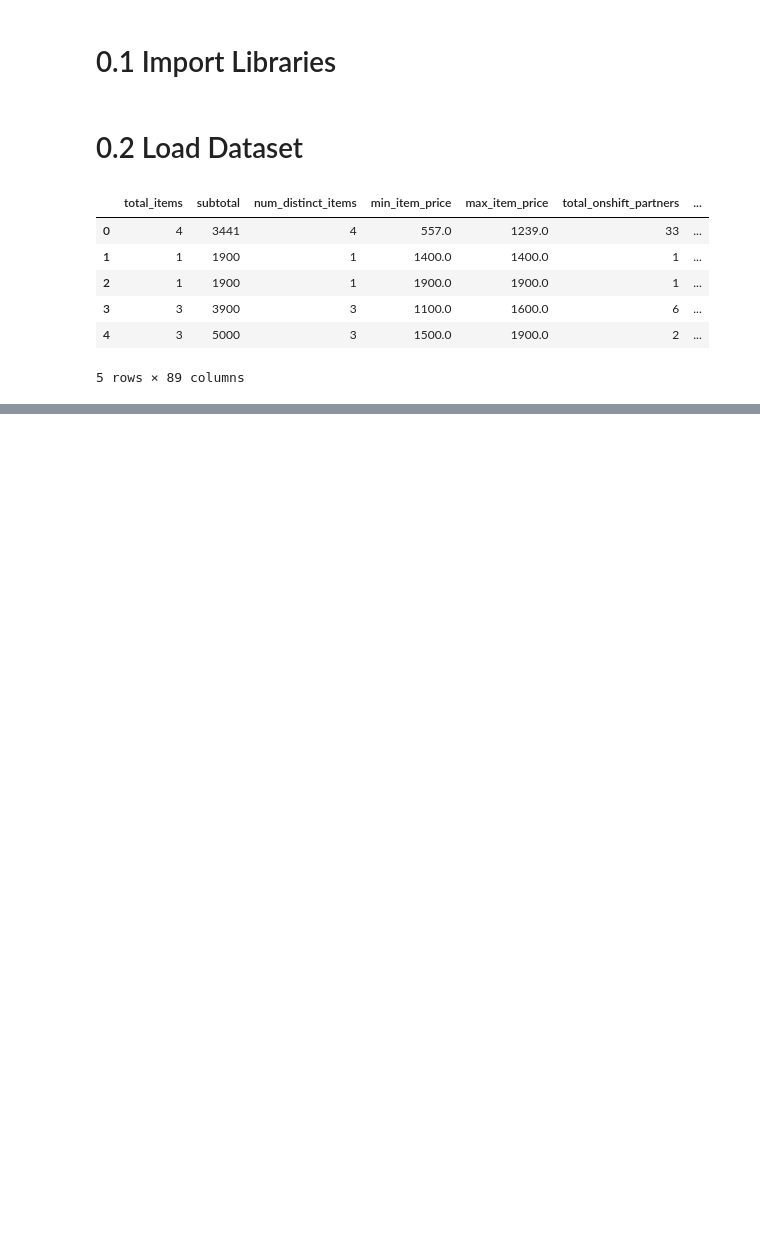
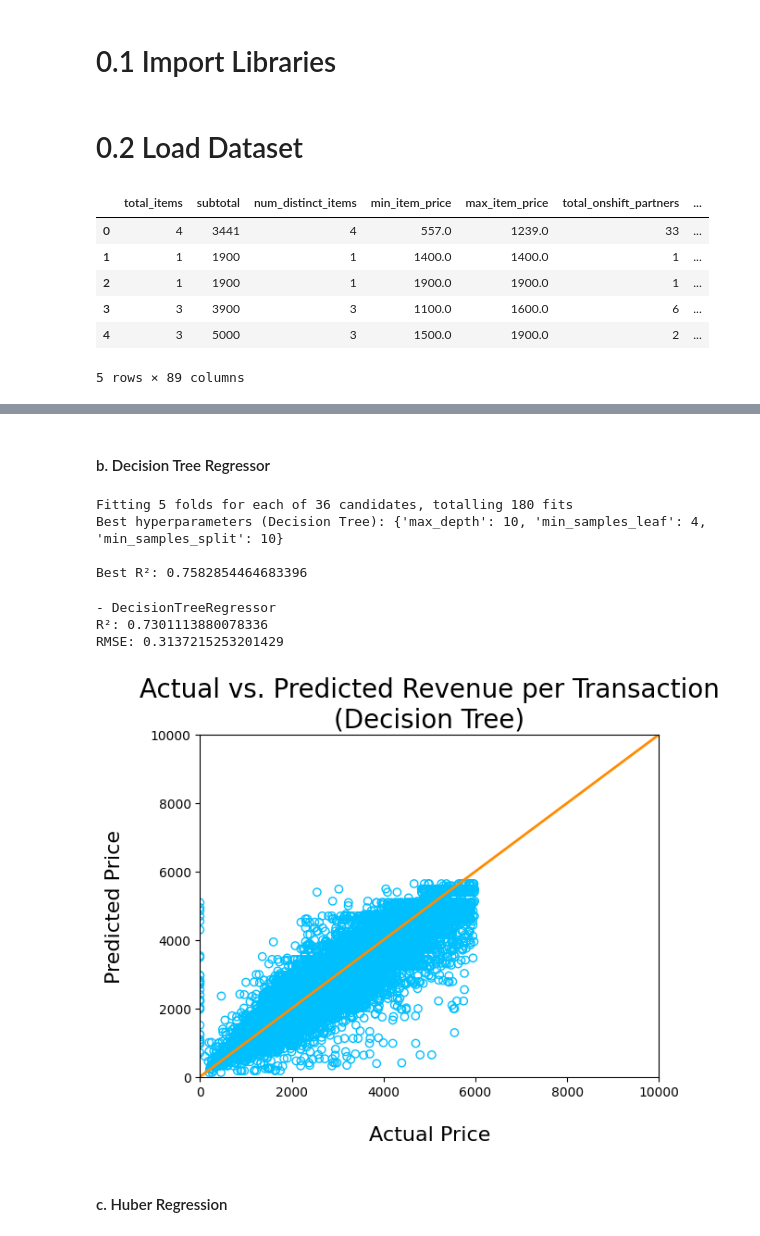
Before and after one commit to heyitzrizki/final-project-ds49-group3, a Jupyter notebook: modeling/Model_Development_no_outlier_all.ipynb, the cells around one changed output, grey strips where cells are left out. Saved outputs shown, nothing was run; the diff lists cells and outputs as text; code cells hidden in the pictures; blank space fills up the shorter version.

```diff
--- a/modeling/Model_Development_no_outlier_all.ipynb
+++ b/modeling/Model_Development_no_outlier_all.ipynb
@@ -20,0 +557,52 @@ df.head()
+# %% [markdown]
+#### b. Decision Tree Regressor
+# %%
+tuned_parameters_dt = {
+    "max_depth": [3, 5, 10, None],
+    "min_samples_split": [2, 5, 10],
+    "min_samples_leaf": [1, 2, 4]
+}
+
+# GridSearch for Decision Tree
+dtr_cv = GridSearchCV(
+    estimator=DecisionTreeRegressor(random_state=42),
+    param_grid=tuned_parameters_dt,
+    cv=5,
+    n_jobs=-1,
+    verbose=1
+)
+
+# Fit GridSearch on train set
+dtr_cv.fit(X_train, y_train)
+
+# Print best params and best R²
+print(f"Best hyperparameters (Decision Tree): {dtr_cv.best_params_}\n")
+print(f"Best R²: {dtr_cv.best_score_}")
+# %% [output]
+Fitting 5 folds for each of 36 candidates, totalling 180 fits
+Best hyperparameters (Decision Tree): {'max_depth': 10, 'min_samples_leaf': 4, 'min_samples_split': 10}
+
+Best R²: 0.7582854464683396
+# %%
+# Decision Tree Regressor with best hyperparameters
+dtr_mod = DecisionTreeRegressor(
+    random_state=42,
+    max_depth=dtr_cv.best_params_["max_depth"],
+    min_samples_split=dtr_cv.best_params_["min_samples_split"],
+    min_samples_leaf=dtr_cv.best_params_["min_samples_leaf"]
+)
+
+# Fit the model
+dtr_mod.fit(X_train, y_train)
+
+# Predict on test set
+y_pred_dtr = dtr_mod.predict(X_test)
+
+# Print R² and RMSE
+print(f"- {dtr_mod.__class__.__name__}")
+print(f"R²: {rsqr_score(y_test, y_pred_dtr)}")
+print(f"RMSE: {rmse_score(y_test, y_pred_dtr)}")
+# %% [output]
+- DecisionTreeRegressor
+R²: 0.7301113880078336
+RMSE: 0.3137215253201429
@@ -20,0 +614,19 @@ df.head()
+# %%
+# Plot Actual vs. Predicted Revenue per Transaction
+actual_price = np.expm1(y_test["subtotal_log"])
+predicted_price = np.expm1(y_pred_dtr)
+
+plt.figure()
+plt.title("Actual vs. Predicted Revenue per Transaction\n(Decision Tree)", fontsize=20)
+plt.scatter(actual_price, predicted_price,
+            color="deepskyblue", marker="o", facecolors="none")
+plt.plot([0, 10000], [0, 10000], "darkorange", lw=2)
+plt.xlim(0, 10000)
+plt.ylim(0, 10000)
+plt.xlabel("\nActual Price", fontsize=16)
+plt.ylabel("Predicted Price\n", fontsize=16)
+plt.show()
+# %% [output]
+[figure, added]
+# %% [markdown]
+#### c. Huber Regression
```
Also changed, not shown: parts of 56 cells of this notebook.
